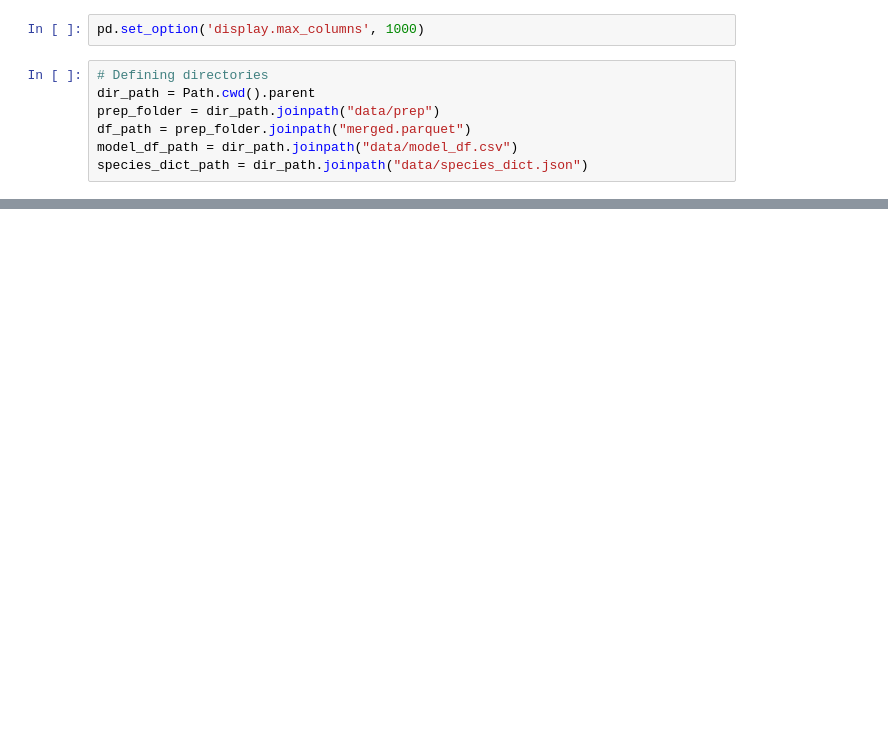
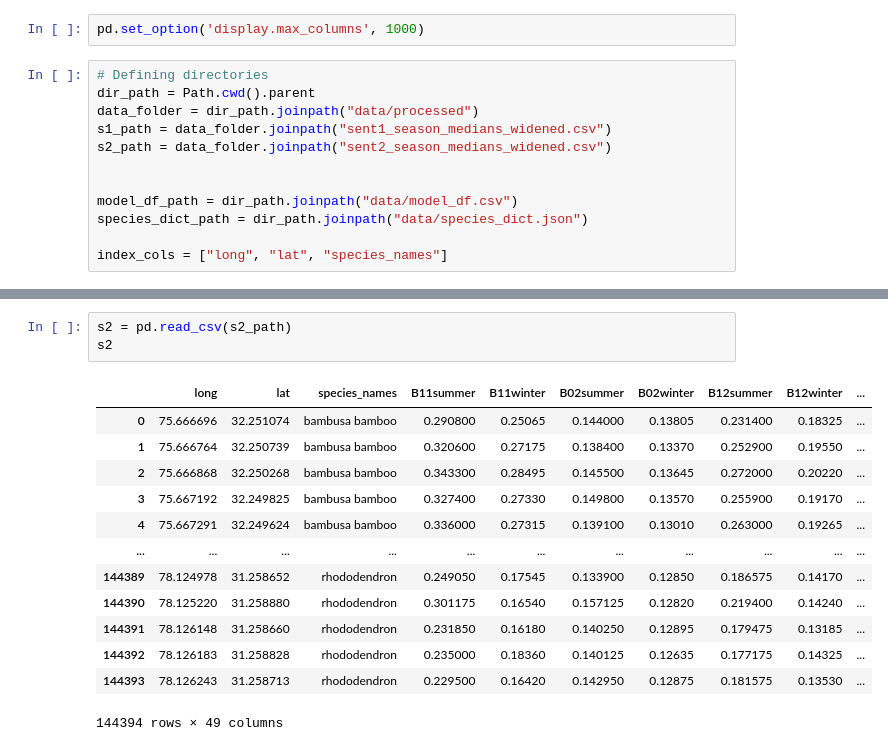
Before and after one commit to ewannthomas/species-distribution-satellite, a Jupyter notebook: src/make_model_df.ipynb, the cells around one changed output, grey strips where cells are left out. Saved outputs shown, nothing was run; the diff lists cells and outputs as text; blank space fills up the shorter version.

```diff
--- a/src/make_model_df.ipynb
+++ b/src/make_model_df.ipynb
@@ -8,7 +9,12 @@ pd.set_option('display.max_columns', 1000)
 # %%
 # Defining directories
 dir_path = Path.cwd().parent
-prep_folder = dir_path.joinpath("data/prep")
-df_path = prep_folder.joinpath("merged.parquet")
+data_folder = dir_path.joinpath("data/processed")
+s1_path = data_folder.joinpath("sent1_season_medians_widened.csv")
+s2_path = data_folder.joinpath("sent2_season_medians_widened.csv")
+
+
 model_df_path = dir_path.joinpath("data/model_df.csv")
 species_dict_path = dir_path.joinpath("data/species_dict.json")
+
+index_cols = ["long", "lat", "species_names"]
@@ -222,0 +38,17 @@ df_wide
+# %%
+s2 = pd.read_csv(s2_path)
+s2
+# %% [output]
+|  | long | lat | species_names | B11summer | B11winter | B02summer | B02winter | B12summer | B12winter | ... |
+| 0 | 75.666696 | 32.251074 | bambusa bamboo | 0.290800 | 0.25065 | 0.144000 | 0.13805 | 0.231400 | 0.18325 | ... |
+| 1 | 75.666764 | 32.250739 | bambusa bamboo | 0.320600 | 0.27175 | 0.138400 | 0.13370 | 0.252900 | 0.19550 | ... |
+| 2 | 75.666868 | 32.250268 | bambusa bamboo | 0.343300 | 0.28495 | 0.145500 | 0.13645 | 0.272000 | 0.20220 | ... |
+| 3 | 75.667192 | 32.249825 | bambusa bamboo | 0.327400 | 0.27330 | 0.149800 | 0.13570 | 0.255900 | 0.19170 | ... |
+| 4 | 75.667291 | 32.249624 | bambusa bamboo | 0.336000 | 0.27315 | 0.139100 | 0.13010 | 0.263000 | 0.19265 | ... |
+| ... | ... | ... | ... | ... | ... | ... | ... | ... | ... | ... |
+| 144389 | 78.124978 | 31.258652 | rhododendron | 0.249050 | 0.17545 | 0.133900 | 0.12850 | 0.186575 | 0.14170 | ... |
+| 144390 | 78.125220 | 31.258880 | rhododendron | 0.301175 | 0.16540 | 0.157125 | 0.12820 | 0.219400 | 0.14240 | ... |
+| 144391 | 78.126148 | 31.258660 | rhododendron | 0.231850 | 0.16180 | 0.140250 | 0.12895 | 0.179475 | 0.13185 | ... |
+| 144392 | 78.126183 | 31.258828 | rhododendron | 0.235000 | 0.18360 | 0.140125 | 0.12635 | 0.177175 | 0.14325 | ... |
+| 144393 | 78.126243 | 31.258713 | rhododendron | 0.229500 | 0.16420 | 0.142950 | 0.12875 | 0.181575 | 0.13530 | ... |
+144394 rows × 49 columns
```
Also changed, not shown: parts of 19 cells of this notebook, 8 other files.
